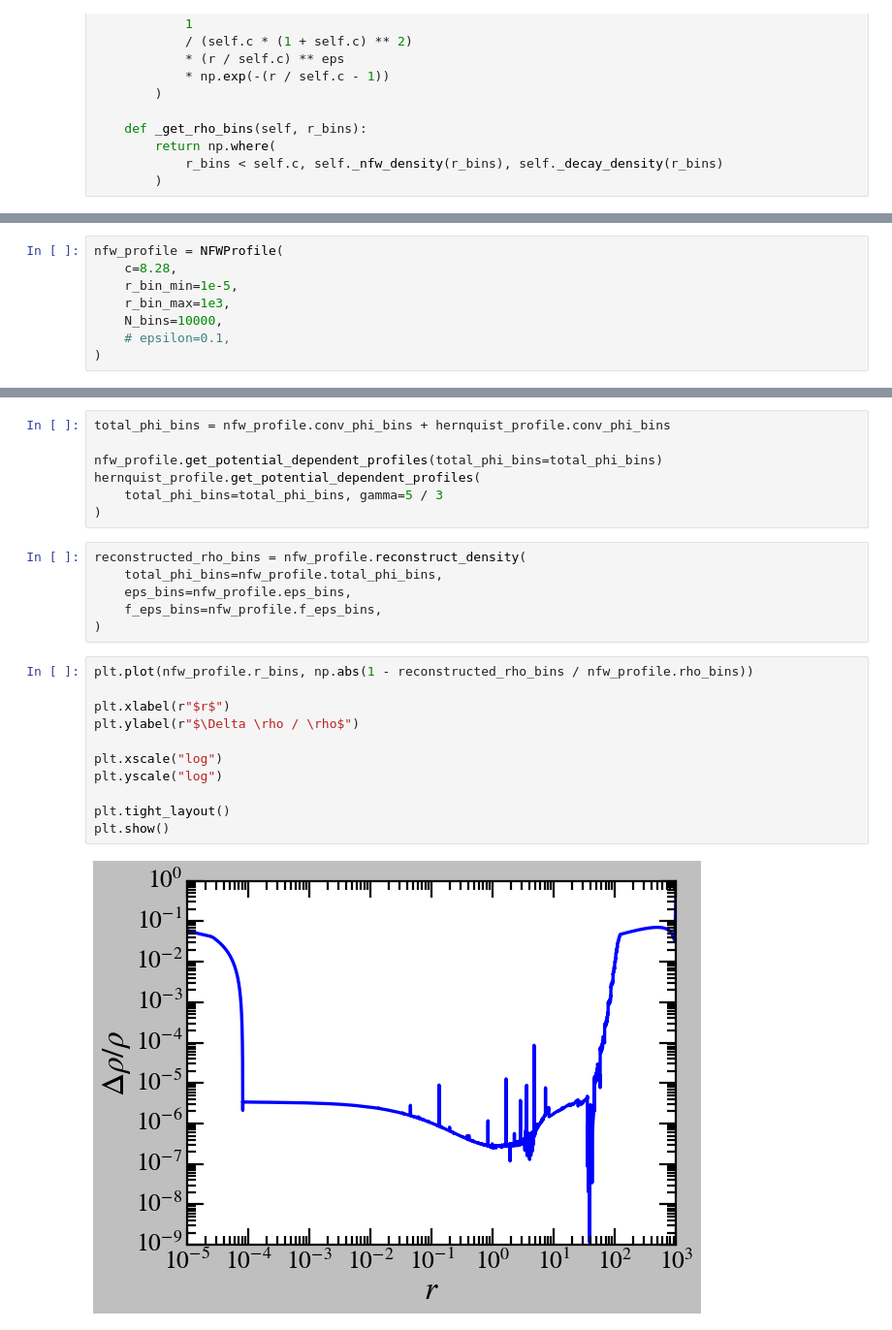
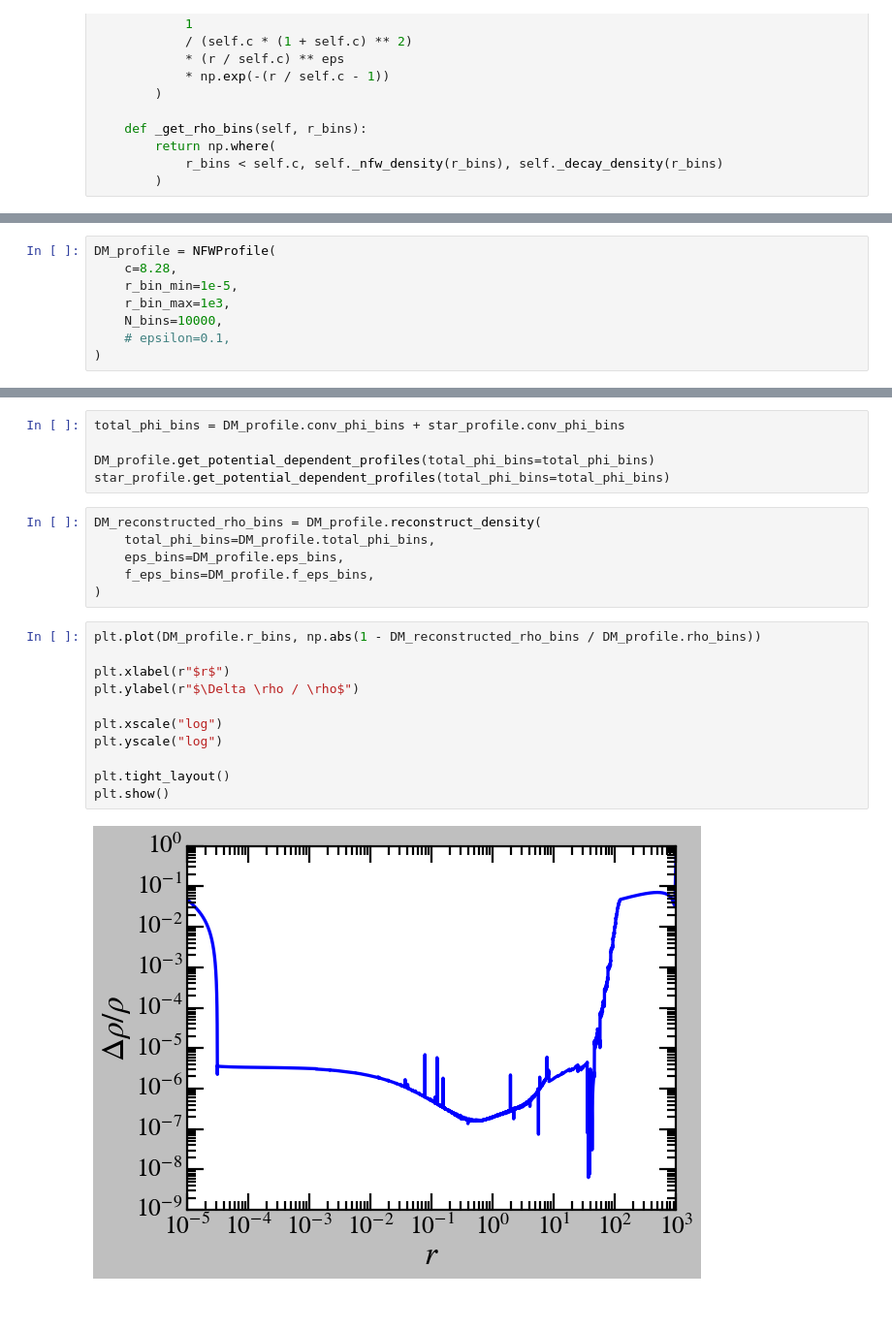
Before and after one commit to vinh-qtran/SoftIsoICs, a Jupyter notebook: nbs/test.ipynb, the cells around one changed output, grey strips where cells are left out. Shown at 97% size. Drawn from its saved outputs; the diff is of its cells as text.

```diff
--- a/nbs/test.ipynb
+++ b/nbs/test.ipynb
@@ -70,7 +70,7 @@ class HernquistProfile(profiles.CollisionalSingleProfile):
     def _get_rho_bins(self, r_bins):
         return self.M / (2 * np.pi) * self.a / r_bins / (r_bins + self.a) ** 3
 # %%
-nfw_profile = NFWProfile(
+DM_profile = NFWProfile(
     c=8.28,
     r_bin_min=1e-5,
     r_bin_max=1e3,
@@ -87,28 +87,26 @@ hernquist_profile = HernquistProfile(
     # epsilon=0.1,
 )
 # %%
-total_phi_bins = nfw_profile.conv_phi_bins + hernquist_profile.conv_phi_bins
+total_phi_bins = DM_profile.conv_phi_bins + star_profile.conv_phi_bins
 
-nfw_profile.get_potential_dependent_profiles(total_phi_bins=total_phi_bins)
-hernquist_profile.get_potential_dependent_profiles(
-    total_phi_bins=total_phi_bins, gamma=5 / 3
-)
+DM_profile.get_potential_dependent_profiles(total_phi_bins=total_phi_bins)
+star_profile.get_potential_dependent_profiles(total_phi_bins=total_phi_bins)
 # %%
-reconstructed_rho_bins = nfw_profile.reconstruct_density(
-    total_phi_bins=nfw_profile.total_phi_bins,
-    eps_bins=nfw_profile.eps_bins,
-    f_eps_bins=nfw_profile.f_eps_bins,
+DM_reconstructed_rho_bins = DM_profile.reconstruct_density(
+    total_phi_bins=DM_profile.total_phi_bins,
+    eps_bins=DM_profile.eps_bins,
+    f_eps_bins=DM_profile.f_eps_bins,
 )
 # %%
-plt.plot(nfw_profile.r_bins, np.abs(1 - reconstructed_rho_bins / nfw_profile.rho_bins))
+plt.plot(DM_profile.r_bins, np.abs(1 - DM_reconstructed_rho_bins / DM_profile.rho_bins))
 
 plt.xlabel(r"$r$")
 plt.ylabel(r"$\Delta \rho / \rho$")
 
 plt.xscale("log")
 plt.yscale("log")
 
 plt.tight_layout()
 plt.show()
 # %% [output]
-[figure, old version]
+[figure, new version]
```
Also changed, not shown: parts of 19 cells of this notebook, 3 other files.
